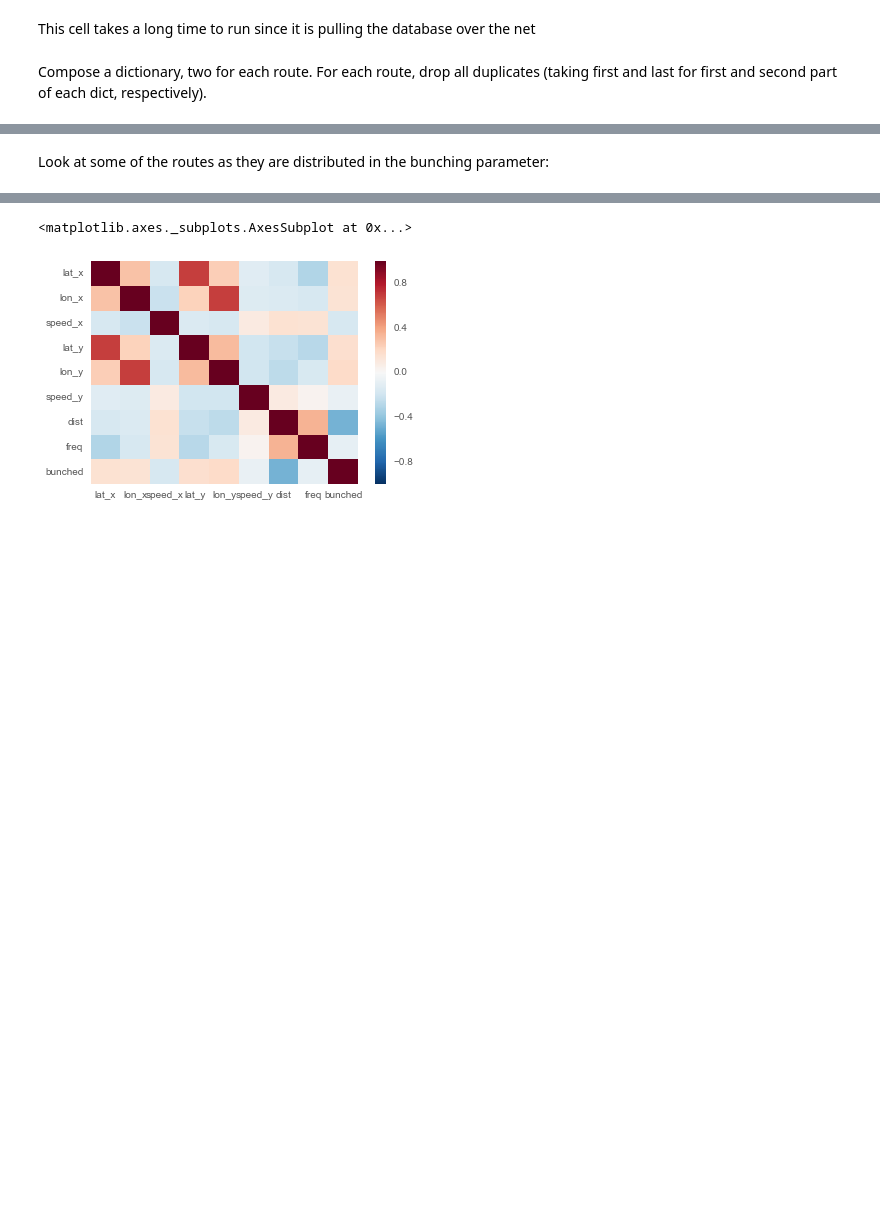
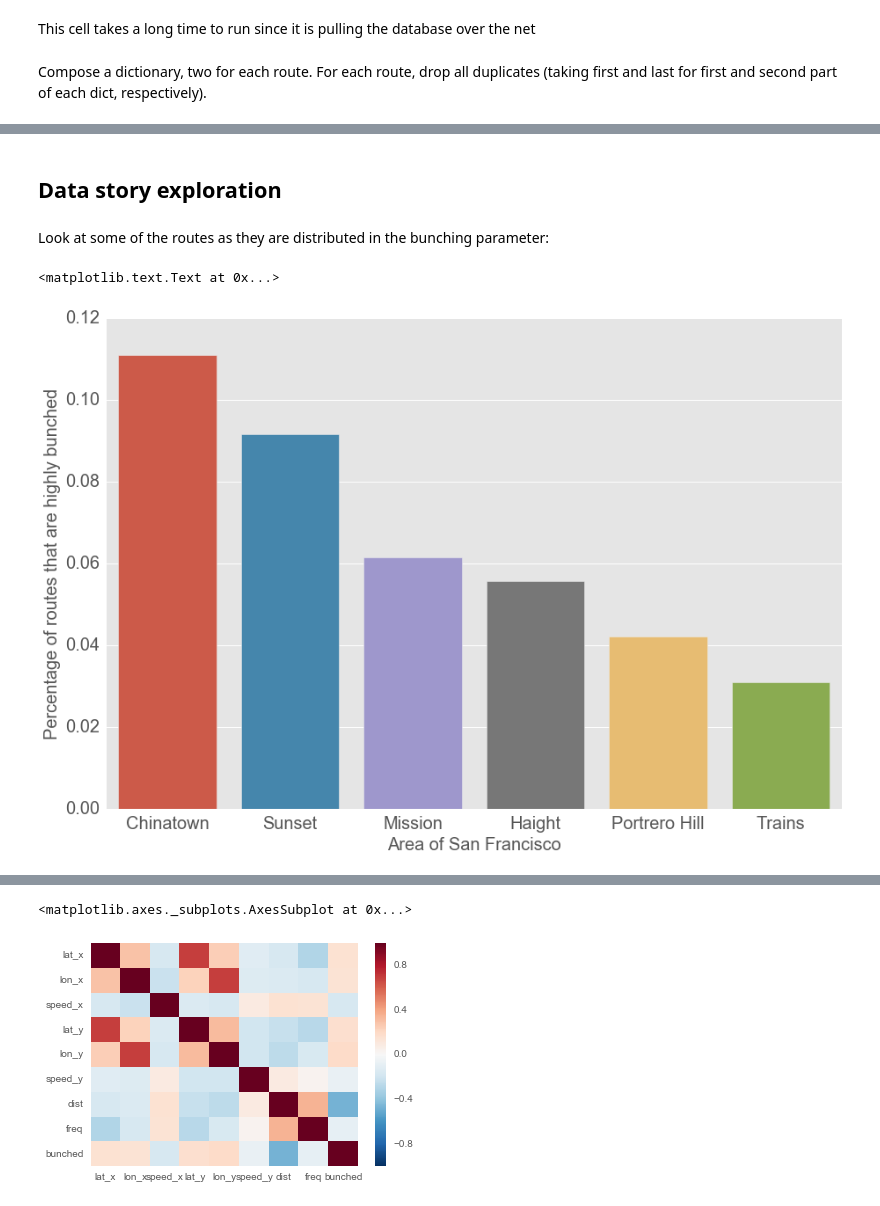
Before and after one commit to riemannzetagambit/busUnBunchr, a Jupyter notebook: nextbus_pull_from_remote_database.ipynb, the cells around one changed output, grey strips where cells are left out. Saved outputs shown, nothing was run; the diff lists cells and outputs as text; code cells hidden in the pictures; blank space fills up the shorter version.

```diff
--- a/nextbus_pull_from_remote_database.ipynb
+++ b/nextbus_pull_from_remote_database.ipynb
@@ -156,5 +207,37 @@ print df_total.shape
+# %% [markdown]
+## Data story exploration
 # %% [markdown]
 Look at some of the routes as they are distributed in the bunching parameter:
+# %%
+chinatown_routes = ['8','8AX','8BX','30','45']
+train_routes = ['J','K','L','M','N','T']
+sunset_routes = ['7','29','48']
+mission_routes = ['14','49','12','27','9']
+haight_routes = ['33','6','7','21']
+portrero_routes = ['10','19','48']
+all_routes = [chinatown_routes, sunset_routes, mission_routes, haight_routes, portrero_routes, train_routes]
+population_densities = [75055, 14934, 25329, 34253, 9300, 0]
+# %%
+sectors = ['Chinatown','Sunset','Mission','Haight','Portrero Hill','Trains']
+percent_highly_bunched = np.zeros(len(all_routes))
+for i, sector in enumerate(all_routes):
+    #print sector
+    highly_bunched = float(df_total[(df_total.route_x.isin(sector)) & (df_total.bunched > 0.90)].shape[0])
+    total= float(df_total[df_total.route_x.isin(sector)].shape[0])
+    #print highly_bunched/total
+    percent_highly_bunched[i] = highly_bunched/total
+# %%
+fig = plt.figure(figsize=(15,10))
+ax = plt.subplot(111)
+ax.set
+
+ax.tick_params(labelsize=20)
+sns.barplot(x=sectors, y=percent_highly_bunched)
+ax.set_xlabel('Area of San Francisco', fontsize=20)
+ax.set_ylabel('Percentage of routes that are highly bunched',fontsize=20)
+# %% [output]
+<matplotlib.text.Text at 0x...>
+[figure, added]
 # %%
 # This gives the 'perfectly on-time' bunch value
 on_time_value = tanh_func(1)
```
Also changed, not shown: parts of 72 cells of this notebook, 4 other files.
